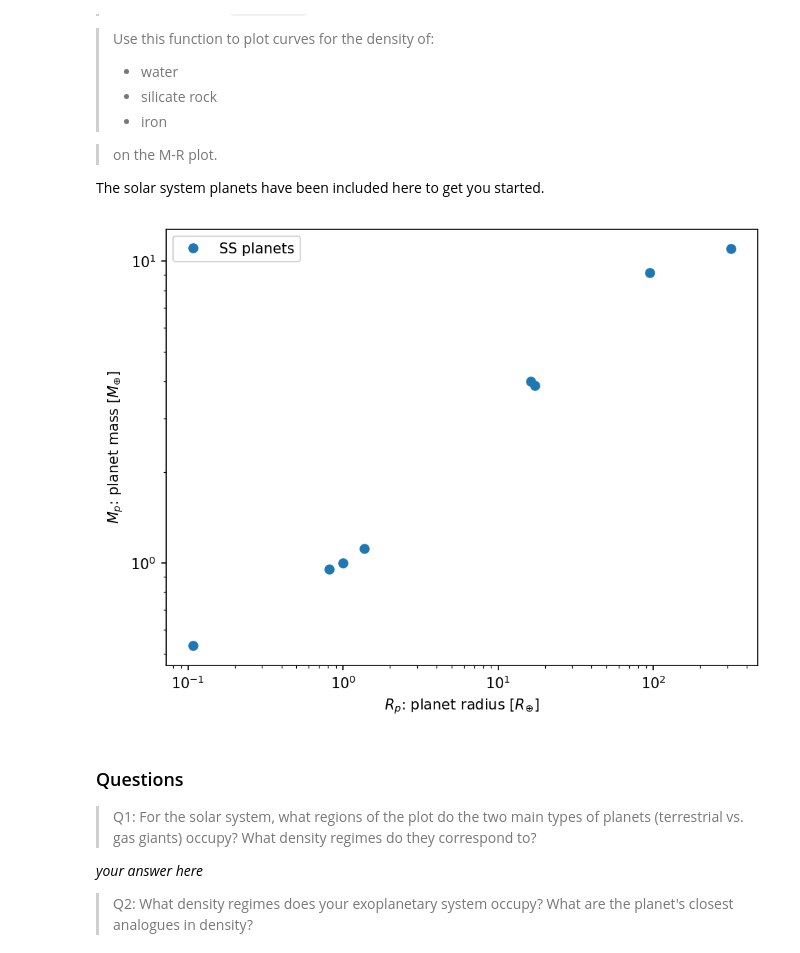
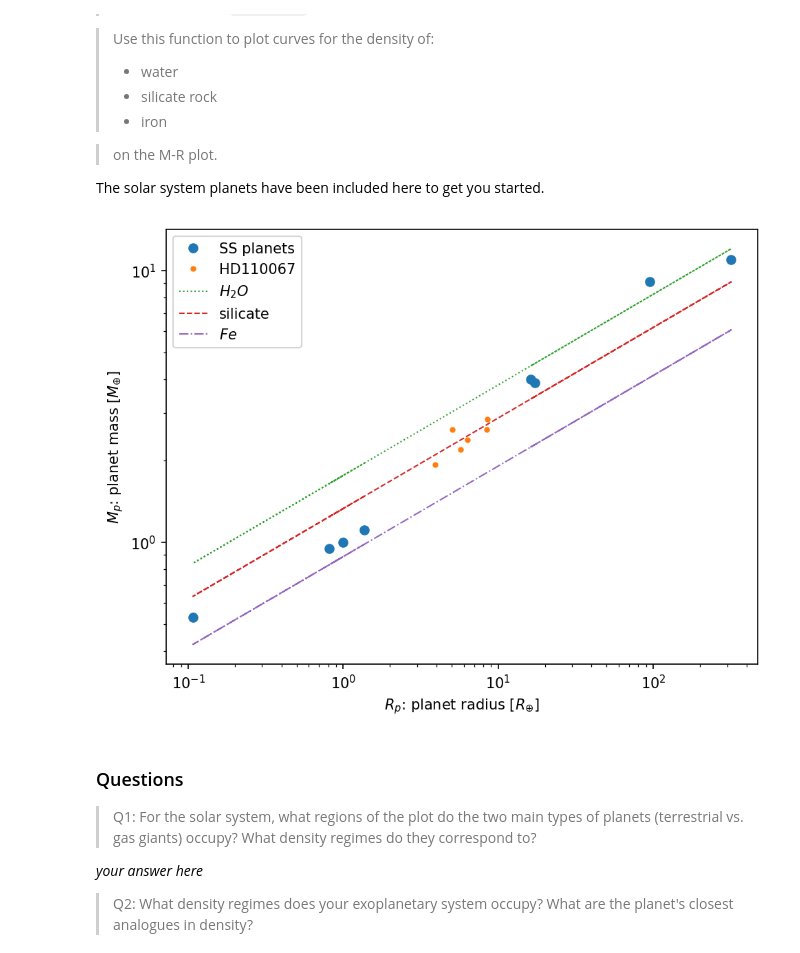
Before and after one commit to anb19019/FoPS-2025, a Jupyter notebook: 1-not-my-solar-sys.ipynb, the cells around one changed output. Cells and saved outputs as stored; diff of their text form; code cells hidden in the pictures.

```diff
--- a/1-not-my-solar-sys.ipynb
+++ b/1-not-my-solar-sys.ipynb
@@ -311,35 +362,42 @@ The solar system planets have been included here to get you started.
 # %%
 def rho_curve(Mp,rho):
     """function to calculate bulk density curve in M-R space given a planet mass Mp and constant density rho """
     R_e = 6371.0e5 #cm
     M_e = 5.9736e27 #g
     # your function * HERE *
-    return
+    mass_g = M_e * Mp
+    radius_cm = ((3*mass_g)/(4 * np.pi * rho))**(1/3)
+    radius_e = radius_cm / R_e
+    return radius_e
 
 ss_n = np.array([key for key in solar.keys() if key != 'host'])
 ss_R = np.array([solar[key]['pl_rade'] for key in solar.keys() if key != 'host'])
 ss_M = np.array([solar[key]['pl_bmasse'] for key in solar.keys() if key != 'host'])
+
+exo_n = np.array([key for key in exo.keys() if key != 'host'])
+exo_R = np.array([exo[key]['pl_rade'] for key in exo.keys() if key != 'host'])
+exo_M = np.array([exo[key]['pl_bmasse'] for key in exo.keys() if key != 'host'])
 
 
 f,ax = plt.subplots(1,constrained_layout=True,dpi=150)
 
 ax.plot(ss_M, ss_R, marker='o',label='SS planets',lw=0)
 
 # plot your exoplanets * HERE *
-# ax.plot(..., marker='.',label=exoname,lw=0)
+ax.plot(exo_M, exo_R, marker='.',label=exoname,lw=0)
 
 # plot your density curves * HERE *
-# ax.plot(ss_M, rho_curve(ss_M,rho=..),label=r'$H_2O$',lw=1,ls='dotted')
-# ax.plot(ss_M, rho_curve(ss_M,rho=..),label=r'silicate',lw=1,ls='dashed')
-# ax.plot(ss_M, rho_curve(ss_M,rho=..),label=r'$Fe$',lw=1,ls='-.')
+ax.plot(ss_M, rho_curve(ss_M,rho=1),label=r'$H_2O$',lw=1,ls='dotted')
+ax.plot(ss_M, rho_curve(ss_M,rho=2.32),label=r'silicate',lw=1,ls='dashed')
+ax.plot(ss_M, rho_curve(ss_M,rho=7.87),label=r'$Fe$',lw=1,ls='-.')
 
 ax.set_xlabel(r'$R_p$: planet radius [$R_{\oplus}$]')
 ax.set_ylabel(r'$M_p$: planet mass [$M_{\oplus}$]')
 ax.legend()
 ax.set_yscale('log')
 ax.set_xscale('log')
 # %% [output]
-[figure, old version]
+[figure, new version]
 # %% [markdown]
 ### Questions
  > Q1: For the solar system, what regions of the plot do the two main types of planets (terrestrial vs. gas giants) occupy? What density regimes do they correspond to?
```
Also changed, not shown: parts of 6 cells of this notebook.
